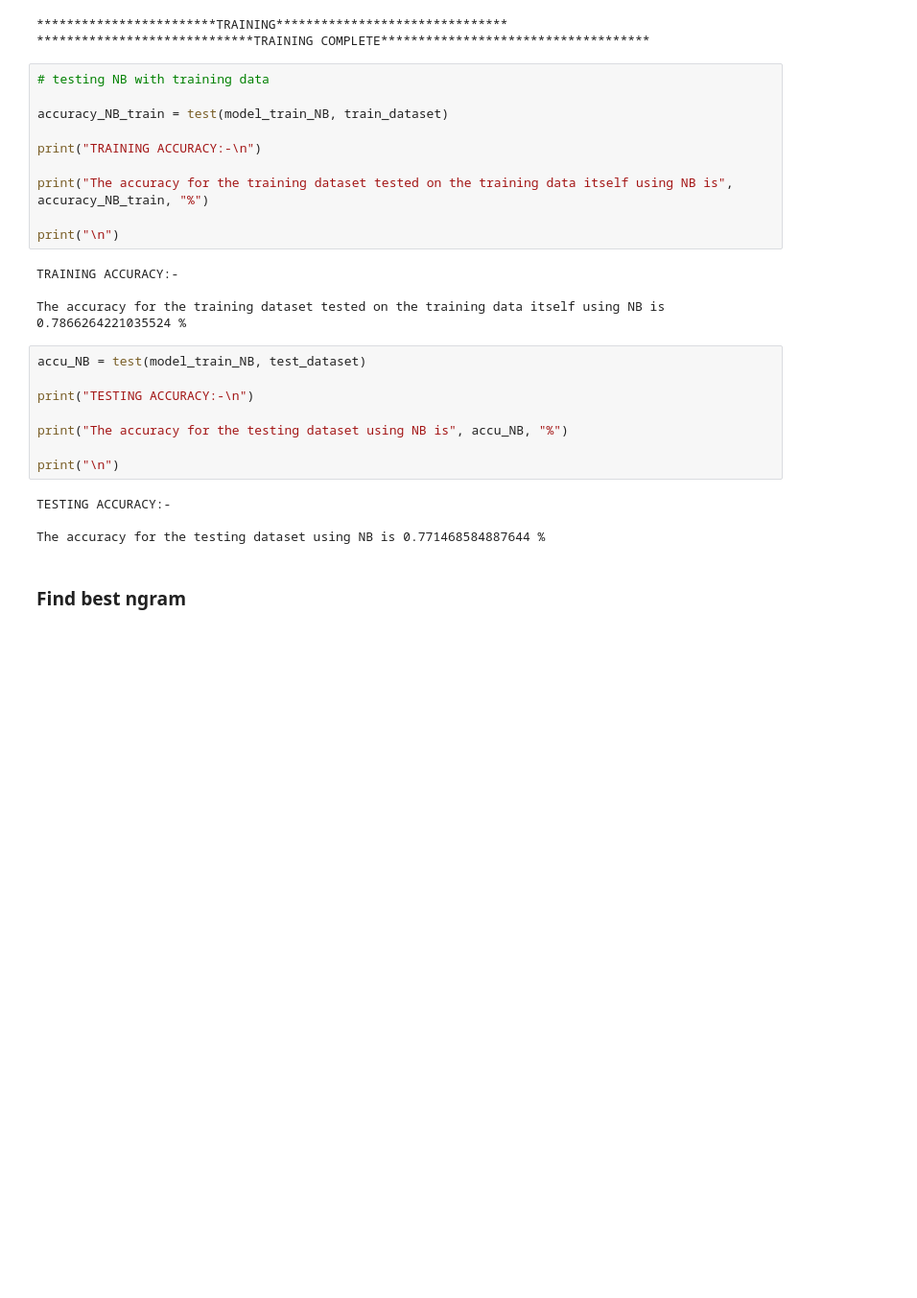
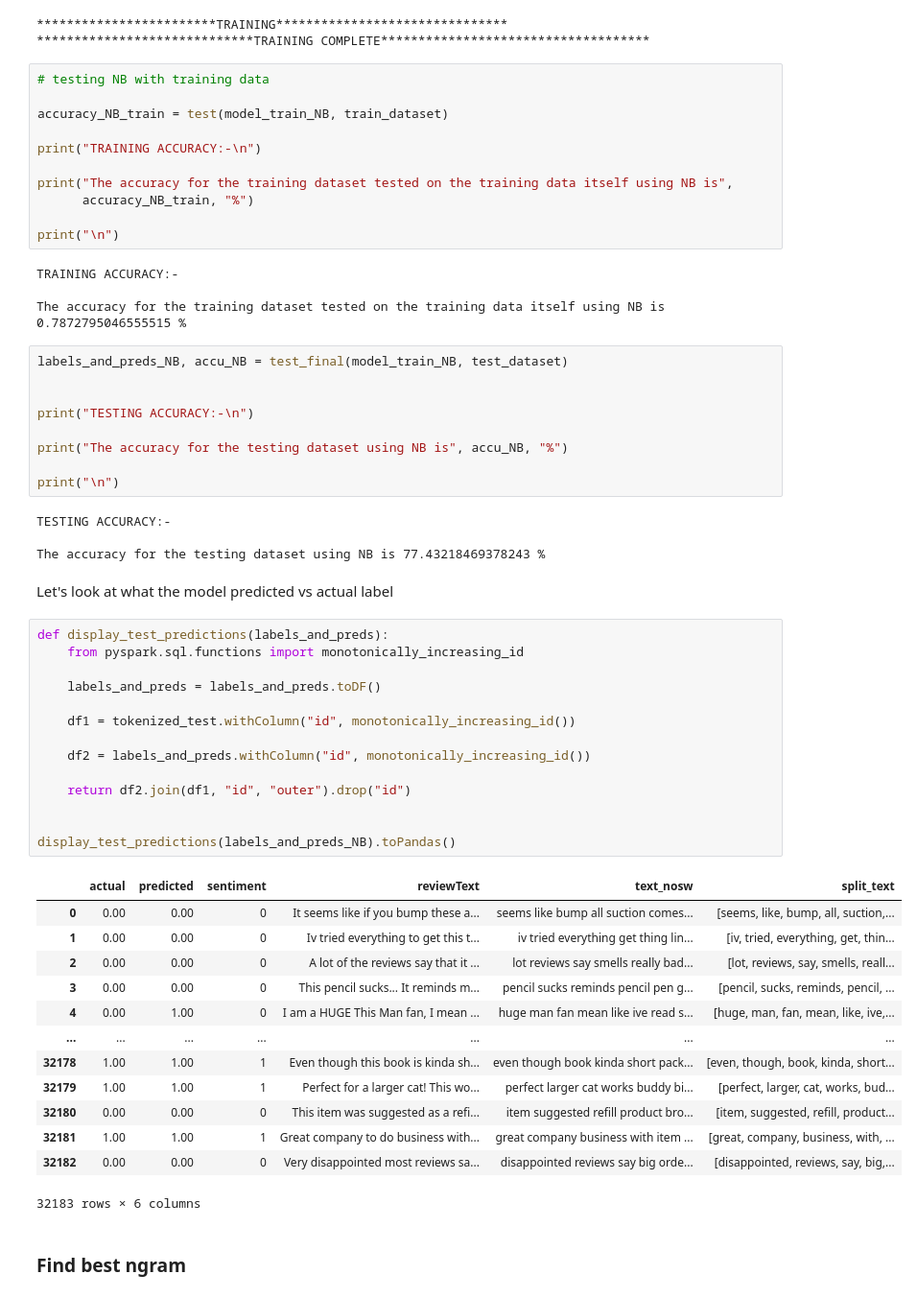
Before and after one commit to idenc/SENG-550-Amazon, a Jupyter notebook: SENG550Project.ipynb, the cells around one changed output. Shown at 96% size. Cells and saved outputs as stored; diff of their text form; blank space fills up the shorter version.

```diff
--- a/SENG550Project.ipynb
+++ b/SENG550Project.ipynb
@@ -517,15 +547,17 @@ accuracy_NB_train = test(model_train_NB, train_dataset)
 
 print("TRAINING ACCURACY:-\n")
 
-print("The accuracy for the training dataset tested on the training data itself using NB is", accuracy_NB_train, "%")
+print("The accuracy for the training dataset tested on the training data itself using NB is",
+      accuracy_NB_train, "%")
 
 print("\n")
 # %% [output]
 TRAINING ACCURACY:-
 
-The accuracy for the training dataset tested on the training data itself using NB is 0.7866264221035524 %
+The accuracy for the training dataset tested on the training data itself using NB is 0.7872795046555515 %
 # %%
-accu_NB = test(model_train_NB, test_dataset)
+labels_and_preds_NB, accu_NB = test_final(model_train_NB, test_dataset)
+
 
 print("TESTING ACCURACY:-\n")
 
@@ -535,6 +567,36 @@ print("\n")
 # %% [output]
 TESTING ACCURACY:-
 
-The accuracy for the testing dataset using NB is 0.771468584887644 %
+The accuracy for the testing dataset using NB is 77.43218469378243 %
+# %% [markdown]
+Let's look at what the model predicted vs actual label
+# %%
+def display_test_predictions(labels_and_preds):
+    from pyspark.sql.functions import monotonically_increasing_id
+
+    labels_and_preds = labels_and_preds.toDF()
+
+    df1 = tokenized_test.withColumn("id", monotonically_increasing_id())
+
+    df2 = labels_and_preds.withColumn("id", monotonically_increasing_id())
+
+    return df2.join(df1, "id", "outer").drop("id")
+
+
+display_test_predictions(labels_and_preds_NB).toPandas()
+# %% [output]
+|  | actual | predicted | sentiment | reviewText | text_nosw | split_text |
+| 0 | 0.00 | 0.00 | 0 | It seems like if you bump these a... | seems like bump all suction comes... | [seems, like, bump, all, suction,... |
+| 1 | 0.00 | 0.00 | 0 | Iv tried everything to get this t... | iv tried everything get thing lin... | [iv, tried, everything, get, thin... |
+| 2 | 0.00 | 0.00 | 0 | A lot of the reviews say that it ... | lot reviews say smells really bad... | [lot, reviews, say, smells, reall... |
+| 3 | 0.00 | 0.00 | 0 | This pencil sucks... It reminds m... | pencil sucks reminds pencil pen g... | [pencil, sucks, reminds, pencil, ... |
+| 4 | 0.00 | 1.00 | 0 | I am a HUGE This Man fan, I mean ... | huge man fan mean like ive read s... | [huge, man, fan, mean, like, ive,... |
+| ... | ... | ... | ... | ... | ... | ... |
+| 32178 | 1.00 | 1.00 | 1 | Even though this book is kinda sh... | even though book kinda short pack... | [even, though, book, kinda, short... |
+| 32179 | 1.00 | 1.00 | 1 | Perfect for a larger cat! This wo... | perfect larger cat works buddy bi... | [perfect, larger, cat, works, bud... |
+| 32180 | 0.00 | 0.00 | 0 | This item was suggested as a refi... | item suggested refill product bro... | [item, suggested, refill, product... |
+| 32181 | 1.00 | 1.00 | 1 | Great company to do business with... | great company business with item ... | [great, company, business, with, ... |
+| 32182 | 0.00 | 0.00 | 0 | Very disappointed most reviews sa... | disappointed reviews say big orde... | [disappointed, reviews, say, big,... |
+32183 rows × 6 columns
 # %% [markdown]
 ### Find best ngram
```
Also changed, not shown: parts of 71 cells of this notebook.
